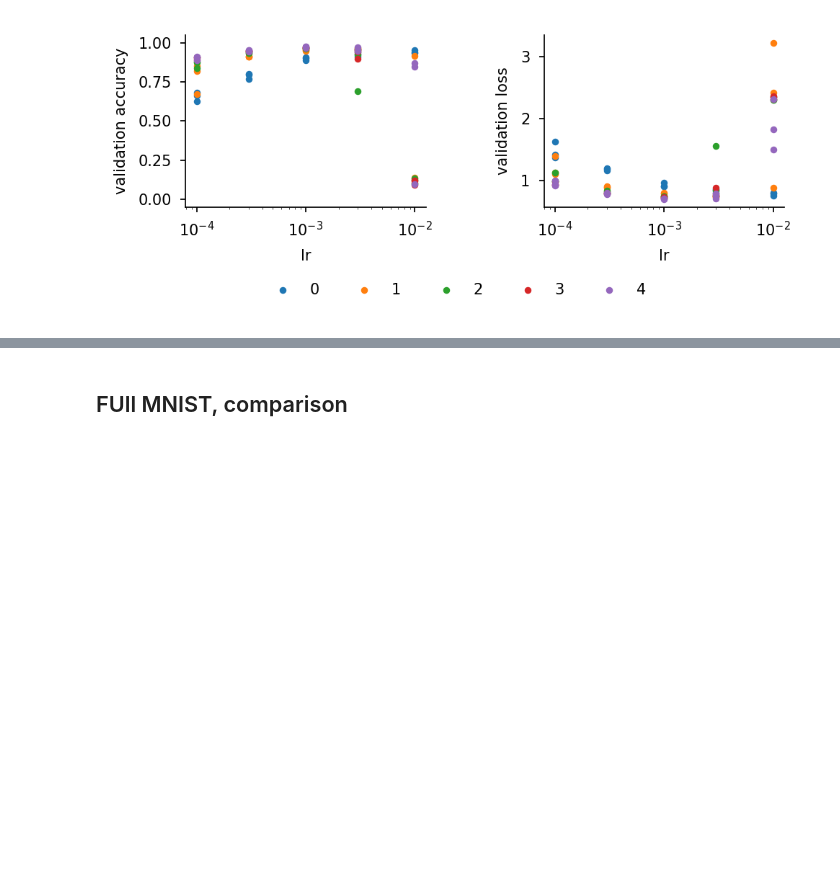
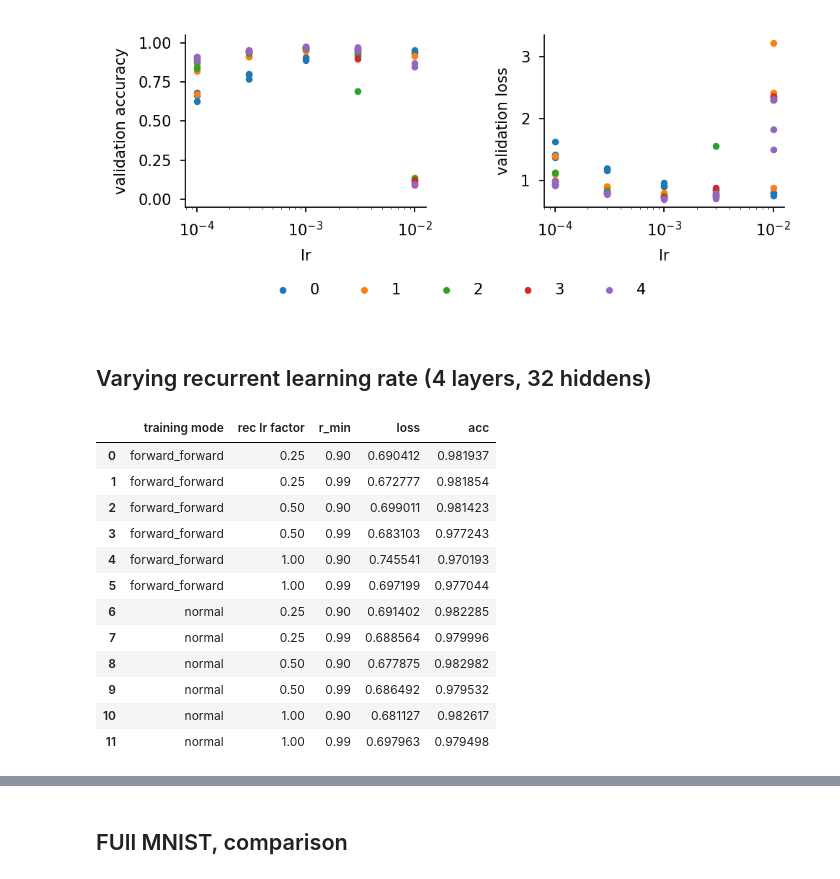
Before and after one commit to NicolasZucchet/Forward-propagation-errors-through-time, a Jupyter notebook: analysis/mnist.ipynb, the cells around one changed output, grey strips where cells are left out. Cells and saved outputs as stored; diff of their text form; code cells hidden in the pictures; blank space fills up the shorter version.

```diff
--- a/analysis/mnist.ipynb
+++ b/analysis/mnist.ipynb
@@ -235,3 +195,5 @@ ax[1].set_ylabel("validation loss")
 plt.tight_layout(rect=[0, 0.02, 1, 1], w_pad=2)
 # %% [output]
 [figure]
+# %% [markdown]
+## Varying recurrent learning rate (4 layers, 32 hiddens)
@@ -237,0 +202,23 @@ plt.tight_layout(rect=[0, 0.02, 1, 1], w_pad=2)
+# %%
+groupby = ["model.training_mode", "training.recurrent_lr_factor", "model.lru_r_min"]
+learning_rate = "training.learning_rate"
+df = select_last_step(results, groupby + [learning_rate])
+best_lrs = find_best_lr(df, groupby)
+best_results = select_best_lr(df, groupby, best_lrs)[groupby + ["val/loss", "val/acc"]]
+final = best_results.groupby(groupby).mean().reset_index()
+final.columns = ['training mode', 'rec lr factor', 'r_min', 'loss', 'acc']
+final
+# %% [output]
+|  | training mode | rec lr factor | r_min | loss | acc |
+| 0 | forward_forward | 0.25 | 0.90 | 0.690412 | 0.981937 |
+| 1 | forward_forward | 0.25 | 0.99 | 0.672777 | 0.981854 |
+| 2 | forward_forward | 0.50 | 0.90 | 0.699011 | 0.981423 |
+| 3 | forward_forward | 0.50 | 0.99 | 0.683103 | 0.977243 |
+| 4 | forward_forward | 1.00 | 0.90 | 0.745541 | 0.970193 |
+| 5 | forward_forward | 1.00 | 0.99 | 0.697199 | 0.977044 |
+| 6 | normal | 0.25 | 0.90 | 0.691402 | 0.982285 |
+| 7 | normal | 0.25 | 0.99 | 0.688564 | 0.979996 |
+| 8 | normal | 0.50 | 0.90 | 0.677875 | 0.982982 |
+| 9 | normal | 0.50 | 0.99 | 0.686492 | 0.979532 |
+| 10 | normal | 1.00 | 0.90 | 0.681127 | 0.982617 |
+| 11 | normal | 1.00 | 0.99 | 0.697963 | 0.979498 |
```
Also changed, not shown: parts of 5 cells of this notebook.
